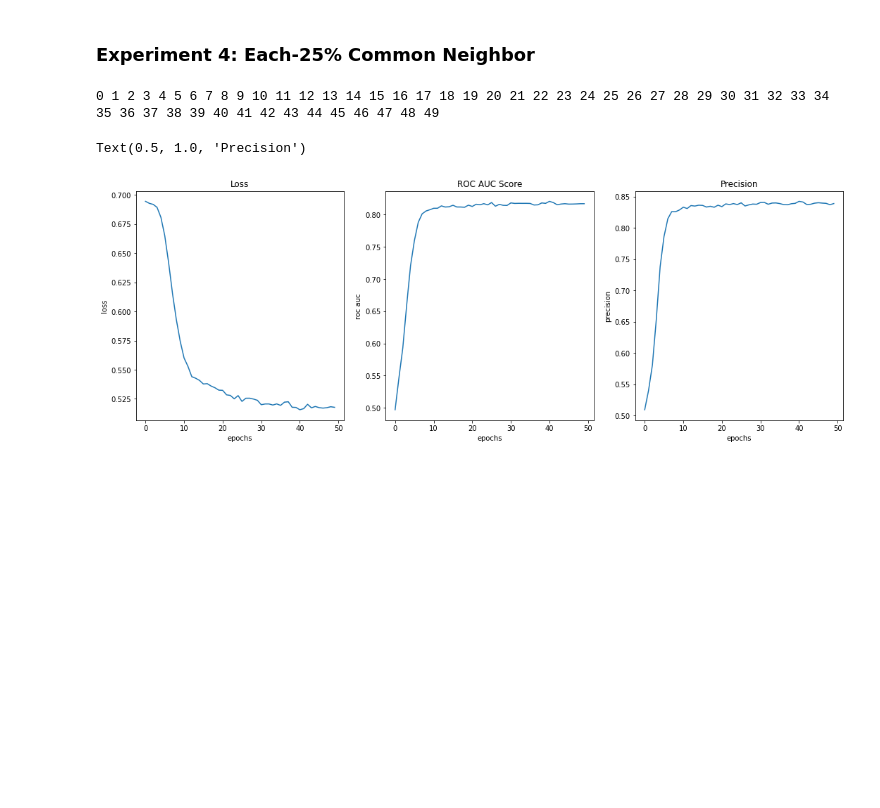
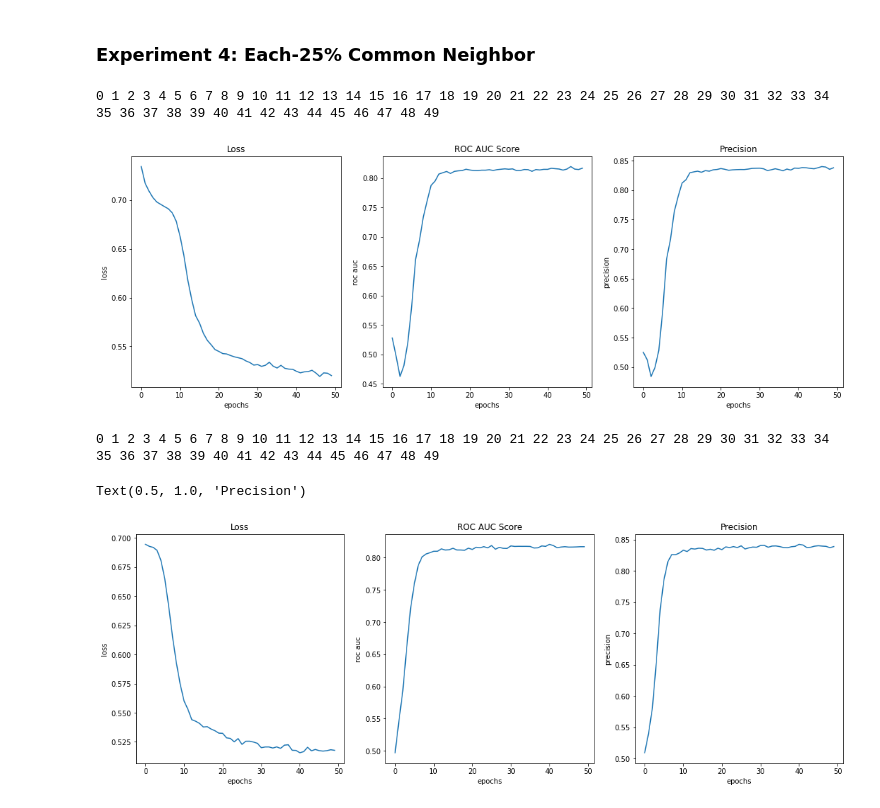
Before and after one commit to CrashedBboy/NCKU_MLG, a Jupyter notebook: homework2/MLG_Homework_2.ipynb, the cells around one changed output. Drawn from its saved outputs; the diff is of its cells as text; code cells hidden in the pictures; blank space fills up the shorter version.

```diff
--- a/homework2/MLG_Homework_2.ipynb
+++ b/homework2/MLG_Homework_2.ipynb
@@ -734,5 +695,14 @@ Text(0.5, 1.0, 'Precision')
 # %% [markdown]
 ### Experiment 4: Each-25% Common Neighbor
+# %%
+all_features = [i for i in range(40)] # total feature number = 40
+feature_idx = all_features[27:35]
+train(feature_file="train_features.csv", label_file="train_labels.csv", save_to=None,
+          epochs=50, batch_size=500, learning_rate=0.001,
+          feature_idx=feature_idx, hiddens=[2, 1, 0.5, 0.5], dropouts = False)
+# %% [output]
+0 1 2 3 4 5 6 7 8 9 10 11 12 13 14 15 16 17 18 19 20 21 22 23 24 25 26 27 28 29 30 31 32 33 34 35 36 37 38 39 40 41 42 43 44 45 46 47 48 49
+[figure, added]
 # %%
 EPOCHS = 50
 BATCH_SIZE = 500
```
Also changed, not shown: parts of 21 cells of this notebook.
